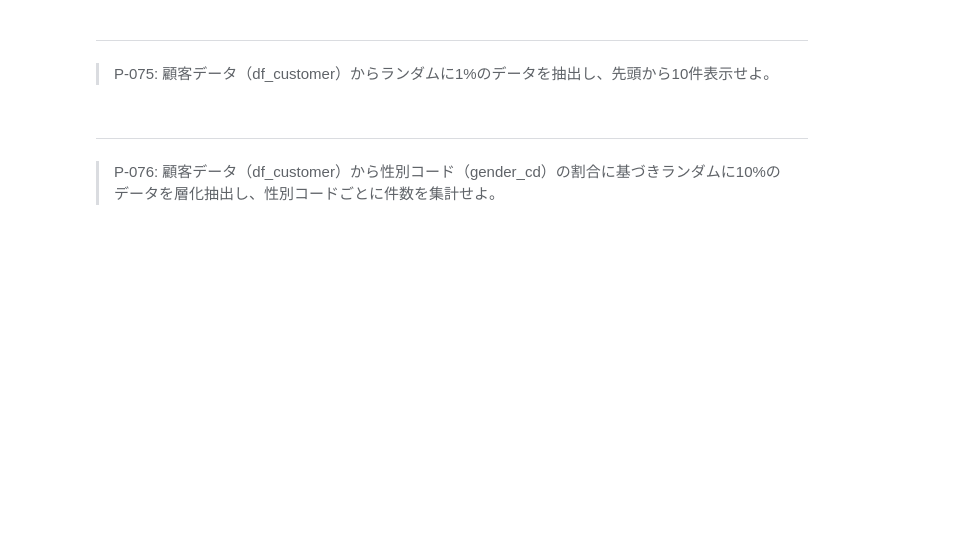
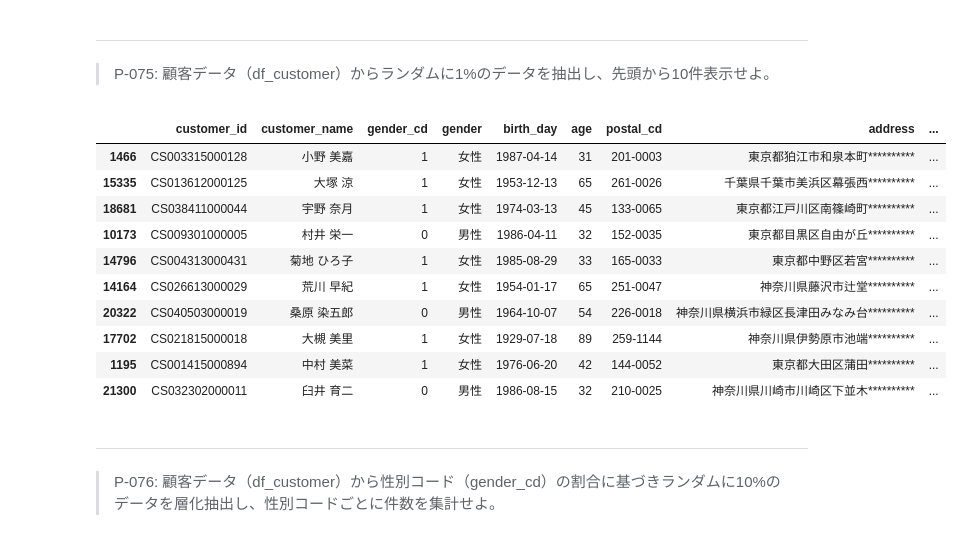
Before and after one commit to j2100150/nannan, a Jupyter notebook: docker/work/preprocess_knock_Python.ipynb, the cells around one changed output. Drawn from its saved outputs; the diff is of its cells as text; code cells hidden in the pictures; blank space fills up the shorter version.

```diff
--- a/docker/work/preprocess_knock_Python.ipynb
+++ b/docker/work/preprocess_knock_Python.ipynb
@@ -1645,6 +1619,20 @@ df_sales_amount.head(10)
 # %% [markdown]
 ---
 > P-075: 顧客データ（df_customer）からランダムに1%のデータを抽出し、先頭から10件表示せよ。
+# %%
+df_customer.sample(frac=0.01).head(10)
+# %% [output]
+|  | customer_id | customer_name | gender_cd | gender | birth_day | age | postal_cd | address | ... |
+| 1466 | CS003315000128 | 小野 美嘉 | 1 | 女性 | 1987-04-14 | 31 | 201-0003 | 東京都狛江市和泉本町********** | ... |
+| 15335 | CS013612000125 | 大塚 涼 | 1 | 女性 | 1953-12-13 | 65 | 261-0026 | 千葉県千葉市美浜区幕張西********** | ... |
+| 18681 | CS038411000044 | 宇野 奈月 | 1 | 女性 | 1974-03-13 | 45 | 133-0065 | 東京都江戸川区南篠崎町********** | ... |
+| 10173 | CS009301000005 | 村井 栄一 | 0 | 男性 | 1986-04-11 | 32 | 152-0035 | 東京都目黒区自由が丘********** | ... |
+| 14796 | CS004313000431 | 菊地 ひろ子 | 1 | 女性 | 1985-08-29 | 33 | 165-0033 | 東京都中野区若宮********** | ... |
+| 14164 | CS026613000029 | 荒川 早紀 | 1 | 女性 | 1954-01-17 | 65 | 251-0047 | 神奈川県藤沢市辻堂********** | ... |
+| 20322 | CS040503000019 | 桑原 染五郎 | 0 | 男性 | 1964-10-07 | 54 | 226-0018 | 神奈川県横浜市緑区長津田みなみ台********** | ... |
+| 17702 | CS021815000018 | 大槻 美里 | 1 | 女性 | 1929-07-18 | 89 | 259-1144 | 神奈川県伊勢原市池端********** | ... |
+| 1195 | CS001415000894 | 中村 美菜 | 1 | 女性 | 1976-06-20 | 42 | 144-0052 | 東京都大田区蒲田********** | ... |
+| 21300 | CS032302000011 | 臼井 育二 | 0 | 男性 | 1986-08-15 | 32 | 210-0025 | 神奈川県川崎市川崎区下並木********** | ... |
 # %% [markdown]
 ---
 > P-076: 顧客データ（df_customer）から性別コード（gender_cd）の割合に基づきランダムに10%のデータを層化抽出し、性別コードごとに件数を集計せよ。
```
Also changed, not shown: parts of 56 cells of this notebook.
